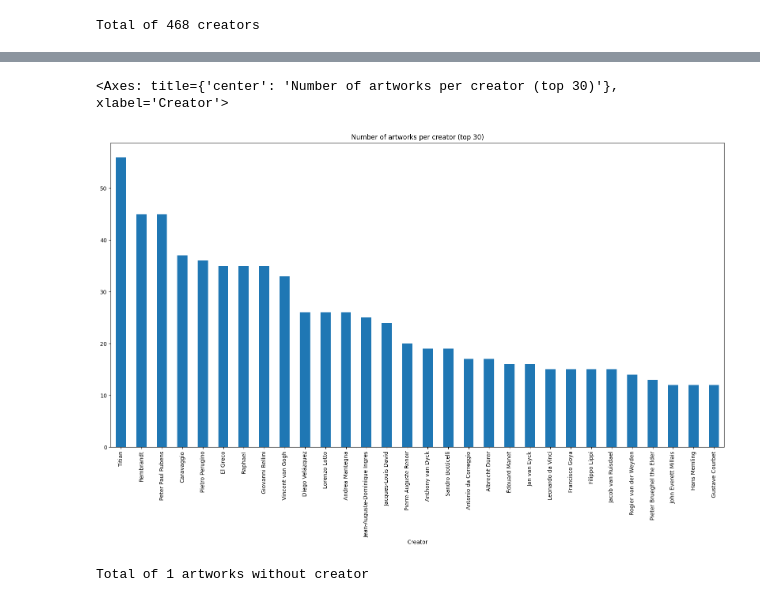
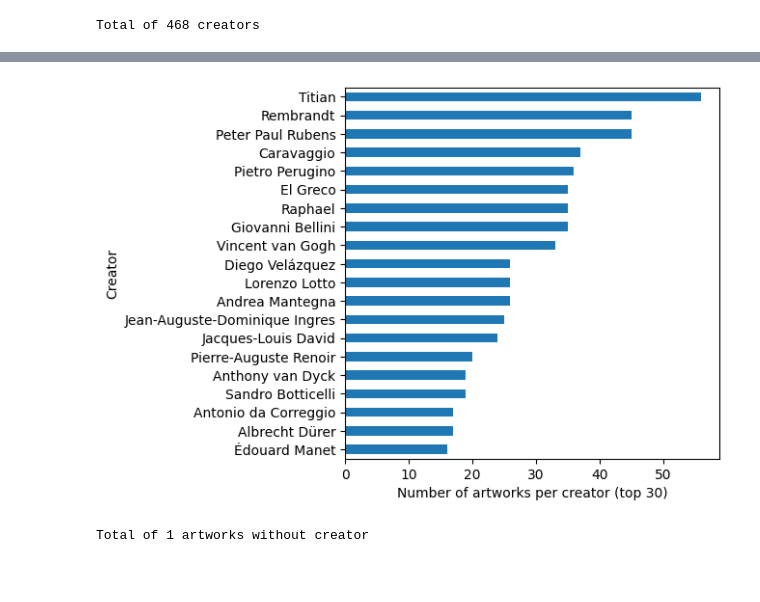
Before and after one commit to HPI-Information-Systems/MELArt, a Jupyter notebook: statistics.ipynb, the cells around one changed output, grey strips where cells are left out. Saved outputs shown, nothing was run; the diff lists cells and outputs as text; code cells hidden in the pictures; blank space fills up the shorter version.

```diff
--- a/statistics.ipynb
+++ b/statistics.ipynb
@@ -184,11 +188,13 @@ Q405444 -> Maruyama Ōkyo
 # %%
 df_creators_count=df_creator.groupby('creator').size().reset_index(name='count')
 df_creators_count=df_creators_count.sort_values('count', ascending=False)
 df_creators_count["label"]=df_creators_count["creator"].apply(lambda x: creator_labels[x][0])
-df_creators_count.head(30).plot(kind='bar', x='label', xlabel='Creator' ,y='count', figsize=(20,10), title='Number of artworks per creator (top 30)', legend=False)
+k=20
+ax=df_creators_count.head(k).plot(kind='barh', x='label', ylabel='Creator' ,y='count', figsize=(5,5), xlabel='Number of artworks per creator (top 30)', legend=False)
+ax.invert_yaxis()
+plt.savefig("figures/creators.pdf", bbox_inches='tight', format='pdf')
 # %% [output]
-<Axes: title={'center': 'Number of artworks per creator (top 30)'}, xlabel='Creator'>
-[figure, old version]
+[figure, new version]
 # %%
 unknown_creator_artworks=set(all_qids)-set(df_creator["ent"])
 print(f"Total of {len(unknown_creator_artworks)} artworks without creator")
```
Also changed, not shown: parts of 7 cells of this notebook.
